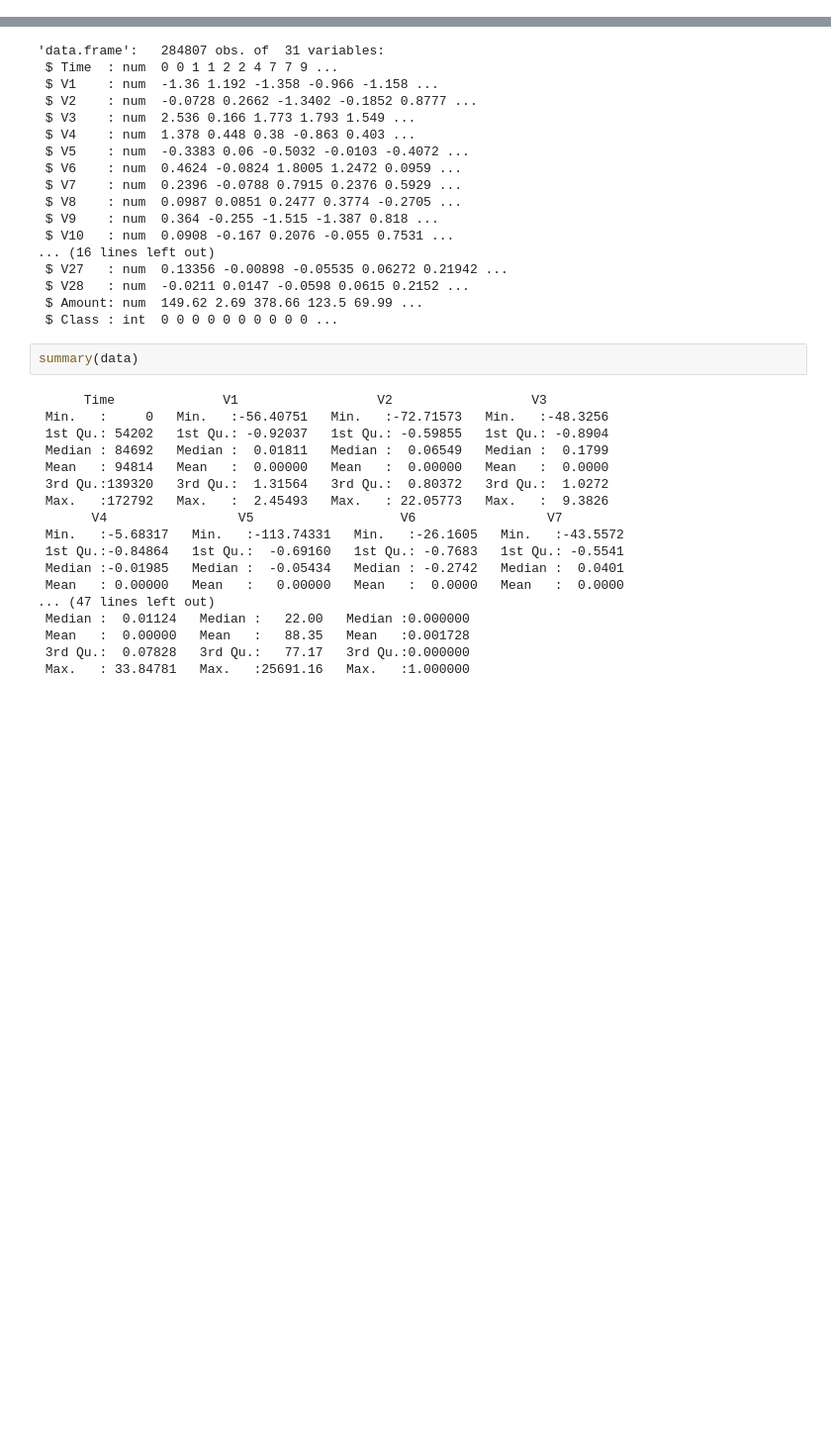
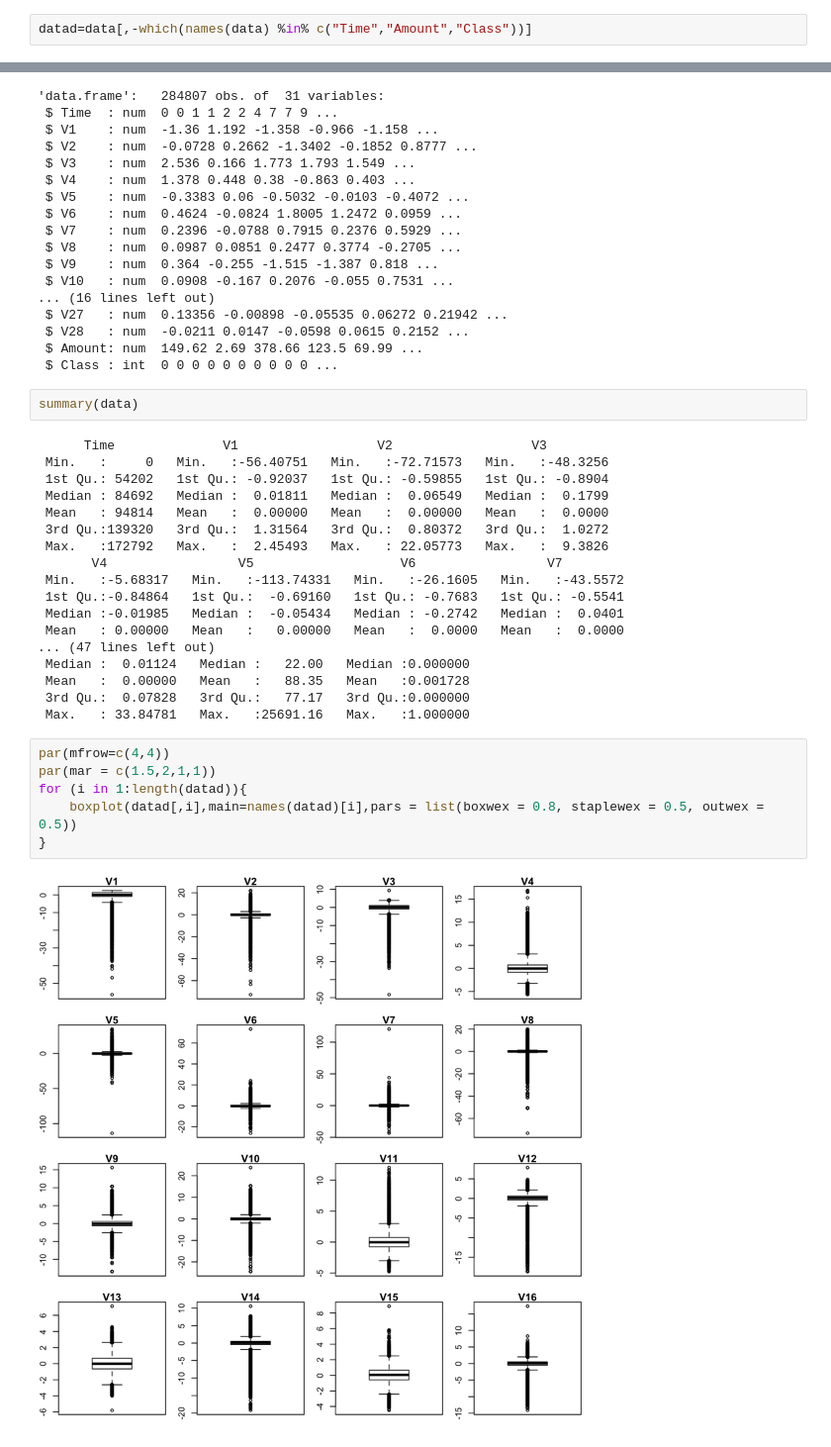
Before and after one commit to jamalarz/Projet_Supervised_Learning, a Jupyter notebook: Projet_Supervised_Learning.ipynb, the cells around one changed output, grey strips where cells are left out. Shown at 99% size. Saved outputs shown, nothing was run; the diff lists cells and outputs as text; blank space fills up the shorter version.

```diff
--- a/Projet_Supervised_Learning.ipynb
+++ b/Projet_Supervised_Learning.ipynb
@@ -20,3 +30,5 @@ data[1:10,]
 | 7 | -0.6442694 | 1.41796355 | 1.07438038 | -0.4921990 | 0.94893409 | 0.42811846 | 1.120631358 | -3.80786424 | 0.6153747 | ⋯ | 1.943465340 | ... |
 | 7 | -0.8942861 | 0.28615720 | -0.11319221 | -0.2715261 | 2.66959866 | 3.72181806 | 0.370145128 | 0.85108444 | -0.3920476 | ⋯ | -0.073425100 | ... |
 | 9 | -0.3382618 | 1.11959338 | 1.04436655 | -0.2221873 | 0.49936081 | -0.24676110 | 0.651583206 | 0.06953859 | -0.7367273 | ⋯ | -0.246913937 | ... |
+# %%
+datad=data[,-which(names(data) %in% c("Time","Amount","Class"))]
@@ -60,3 +81,11 @@ summary(data)
  Mean   :  0.00000   Mean   :   88.35   Mean   :0.001728
  3rd Qu.:  0.07828   3rd Qu.:   77.17   3rd Qu.:0.000000
  Max.   : 33.84781   Max.   :25691.16   Max.   :1.000000
+# %%
+par(mfrow=c(4,4))
+par(mar = c(1.5,2,1,1))
+for (i in 1:length(datad)){
+    boxplot(datad[,i],main=names(datad)[i],pars = list(boxwex = 0.8, staplewex = 0.5, outwex = 0.5))
+}
+# %% [output]
+[figure, added]
```
Also changed, not shown: parts of 7 cells of this notebook.
